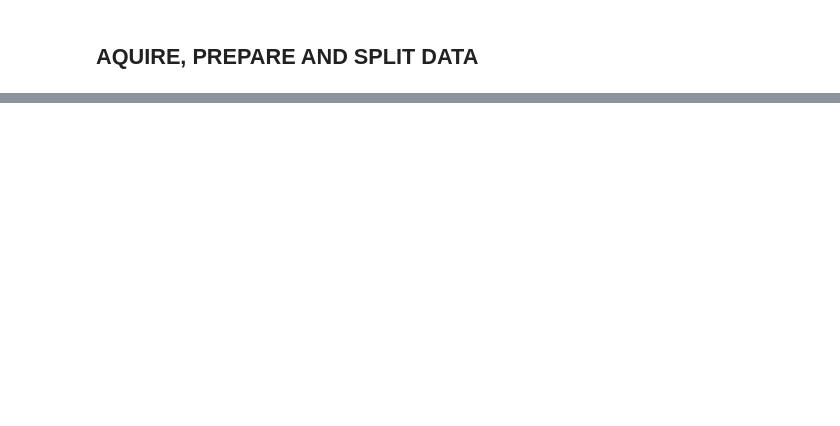
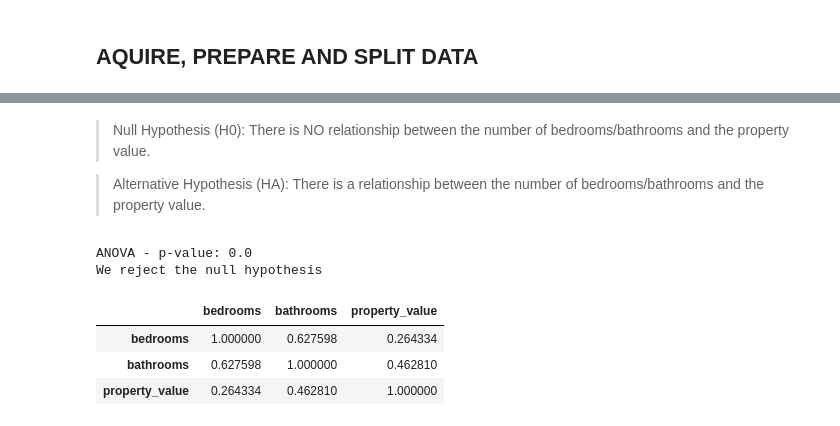
Before and after one commit to rosendo-lugo/project_regression, a Jupyter notebook: project_regression.ipynb, the cells around one changed output, grey strips where cells are left out. Drawn from its saved outputs; the diff is of its cells as text; code cells hidden in the pictures; blank space fills up the shorter version.

```diff
--- a/project_regression.ipynb
+++ b/project_regression.ipynb
@@ -45,0 +144,13 @@ target = 'property_value'
+# %% [markdown]
+>Null Hypothesis (H0): There is NO relationship between the number of bedrooms/bathrooms and the property value.
+
+>Alternative Hypothesis (HA): There is a relationship between the number of bedrooms/bathrooms and the property value.
+# %%
+e.get_qthree_stats(tr_smpl)
+# %% [output]
+ANOVA - p-value: 0.0
+We reject the null hypothesis
+|  | bedrooms | bathrooms | property_value |
+| bedrooms | 1.000000 | 0.627598 | 0.264334 |
+| bathrooms | 0.627598 | 1.000000 | 0.462810 |
+| property_value | 0.264334 | 0.462810 | 1.000000 |
```
Also changed, not shown: parts of 36 cells of this notebook, 4 other files.
